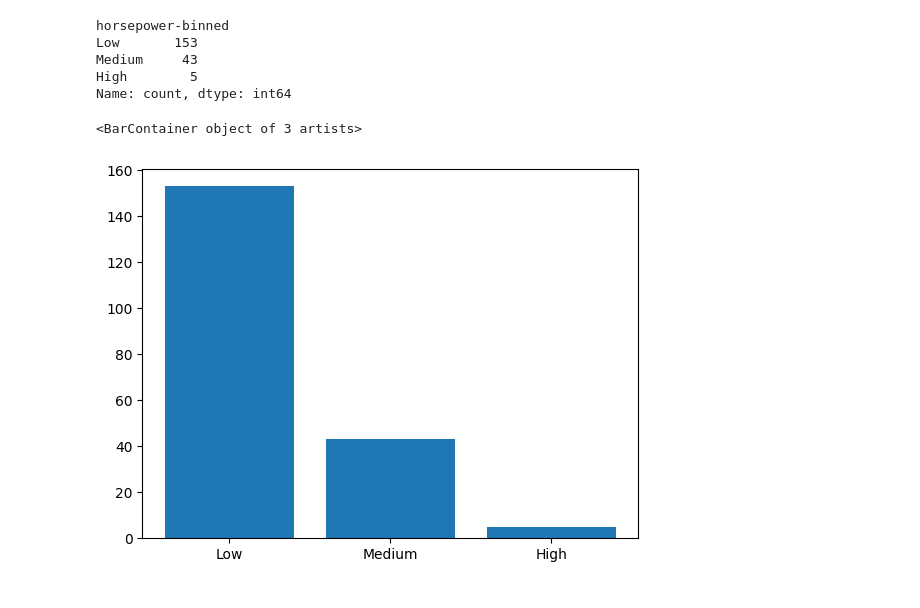
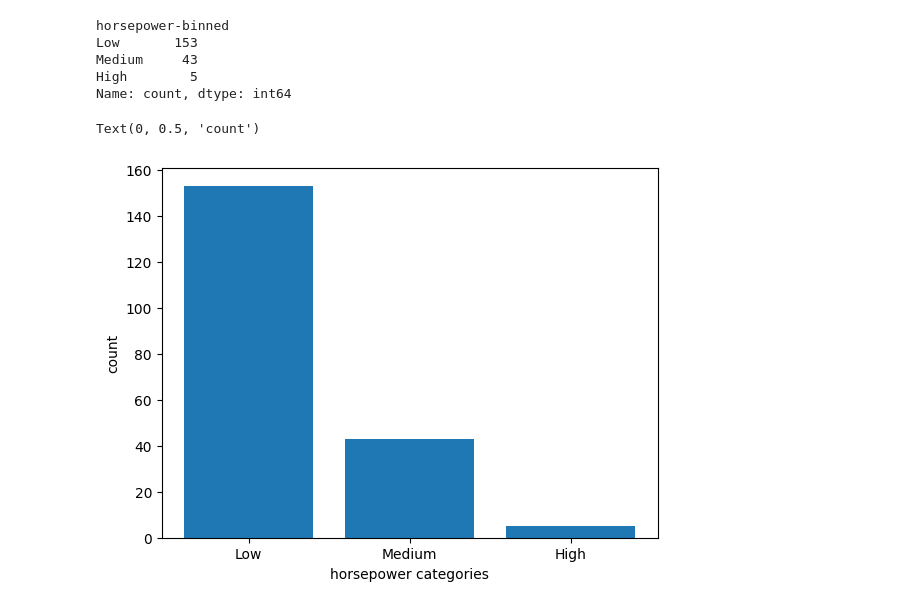
Before and after one commit to Namir50/Data-Science-Machine-learning-tutorial, a Jupyter notebook: Data Preprocessing/5_data_formatting _and_binning.ipynb, the cells around one changed output. Saved outputs shown, nothing was run; the diff lists cells and outputs as text; code cells hidden in the pictures.

```diff
--- a/Data Preprocessing/5_data_formatting _and_binning.ipynb
+++ b/Data Preprocessing/5_data_formatting _and_binning.ipynb
@@ -92,6 +92,8 @@ High        5
 Name: count, dtype: int64
 # %%
 plt.bar(group_names, df_1['horsepower-binned'].value_counts())
+plt.xlabel("horsepower categories")
+plt.ylabel("count")
 # %% [output]
-<BarContainer object of 3 artists>
+Text(0, 0.5, 'count')
-[figure, old version]
+[figure, new version]
```
